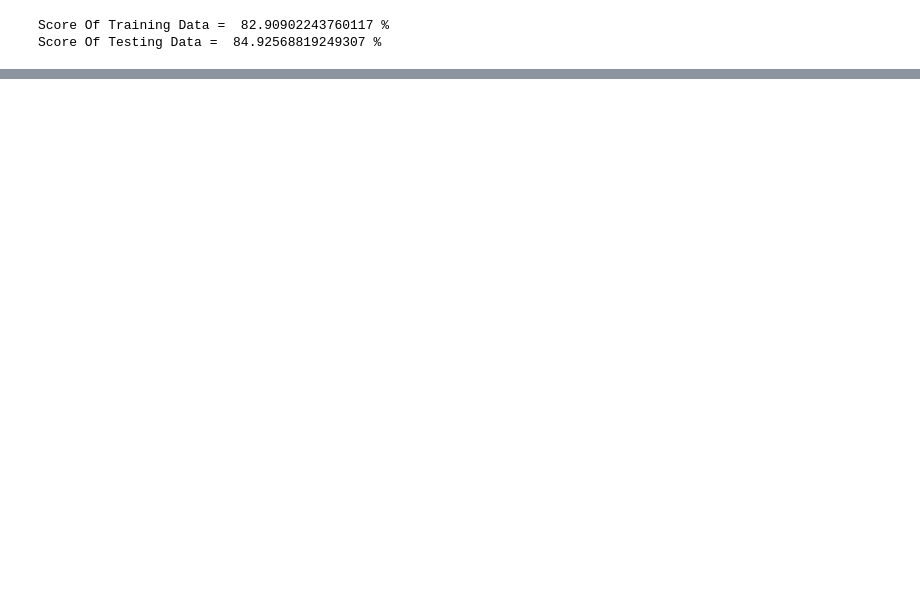
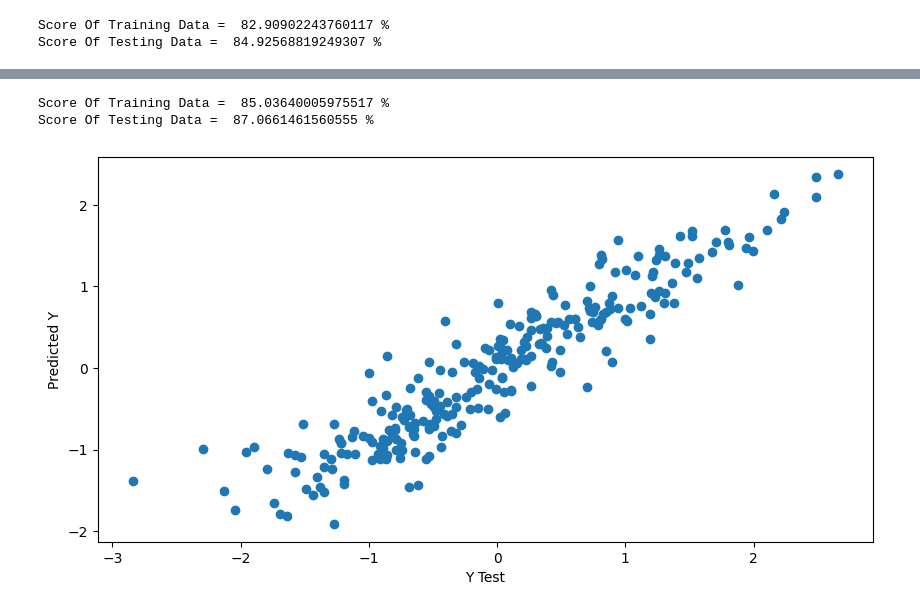
Before and after one commit to ahmedhany14/House-Prices-Prediction, a Jupyter notebook: Machine learning models/models_workspace.ipynb, the cells around one changed output, grey strips where cells are left out. Cells and saved outputs as stored; diff of their text form; code cells hidden in the pictures; blank space fills up the shorter version.

```diff
--- a/Machine learning models/models_workspace.ipynb
+++ b/Machine learning models/models_workspace.ipynb
@@ -177,0 +145,2 @@ RMSE: 0.3882565106666846
+# %%
+linear_scaled_loged_model, X, Y = Models.Linear_Scaled_loged_model(x_train, y_train)
@@ -177,0 +159,35 @@ RMSE: 0.3882565106666846
+# %%
+x_train_preproc, y_train_preproc = preprocess.Scaled_loged_linear_model(
+    X=x_train, Y=y_train
+)
+
+x_test_preproc, y_test_preproc = preprocess.Scaled_loged_linear_model(
+    X=x_test, Y=y_test
+)
+
+
+train_prediction = linear_scaled_loged_model.predict(x_train_preproc)
+test_prediction = linear_scaled_loged_model.predict(x_test_preproc)
+# %%
+print(
+    "Score Of Training Data = ",
+    linear_scaled_loged_model.score(x_train_preproc, y_train_preproc) * 100,
+    "%",
+)
+
+print(
+    "Score Of Testing Data = ",
+    linear_scaled_loged_model.score(x_test_preproc, y_test_preproc) * 100,
+    "%",
+)
+# %% [output]
+Score Of Training Data =  85.03640005975517 %
+Score Of Testing Data =  87.0661461560555 %
+# %%
+plt.figure(figsize=(10, 5))
+plt.scatter(y_test_preproc, test_prediction)
+plt.xlabel("Y Test")
+plt.ylabel("Predicted Y")
+plt.show()
+# %% [output]
+[figure, added]
```
Also changed, not shown: parts of 19 cells of this notebook, 1 other file.
